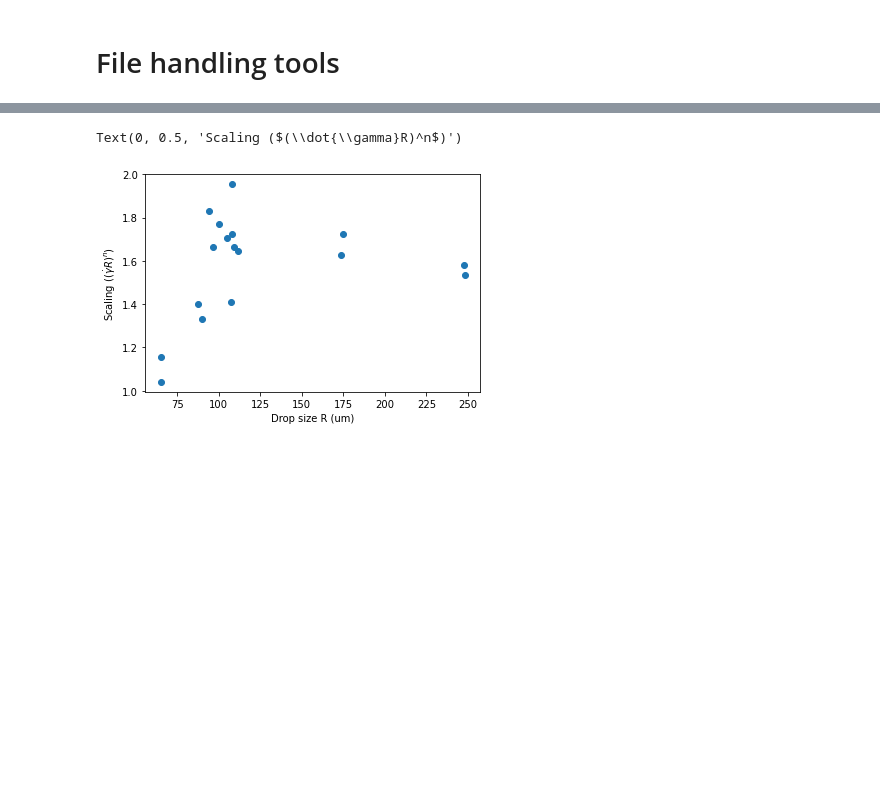
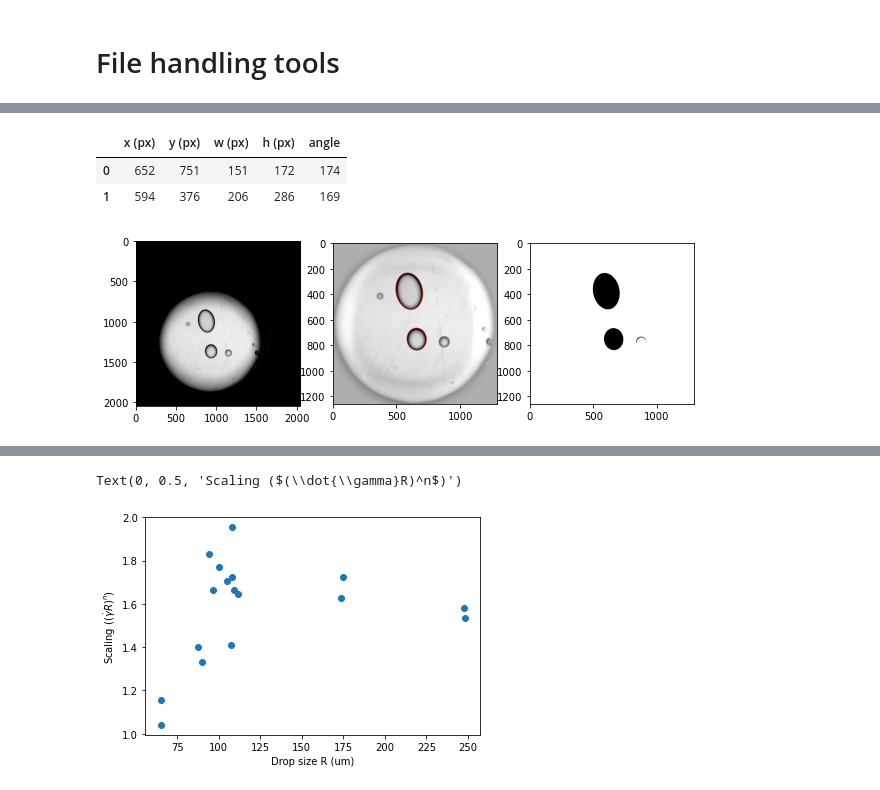
Before and after one commit to usnistgov/shearCellTensiometry, a Jupyter notebook: ipynb/fileHandling.ipynb, the cells around one changed output, grey strips where cells are left out. Drawn from its saved outputs; the diff is of its cells as text; code cells hidden in the pictures; blank space fills up the shorter version.

```diff
--- a/ipynb/fileHandling.ipynb
+++ b/ipynb/fileHandling.ipynb
@@ -362,0 +75,4 @@ powers
+# %%
+# create object to hold metadata about video
+vidnum = 0 # index in t.videos
+vi0 = vr.vidInfo(t,vidnum)
@@ -362,0 +91,8 @@ powers
+# %%
+# look at thresholding and droplet detection for just one frame
+vi0.detectDropletOneFrame(frameNum=810, diag=True)
+# %% [output]
+|  | x (px) | y (px) | w (px) | h (px) | angle |
+| 0 | 652 | 751 | 151 | 172 | 174 |
+| 1 | 594 | 376 | 206 | 286 | 169 |
+[figure, added]
```
Also changed, not shown: parts of 60 cells of this notebook, 17 other files.
